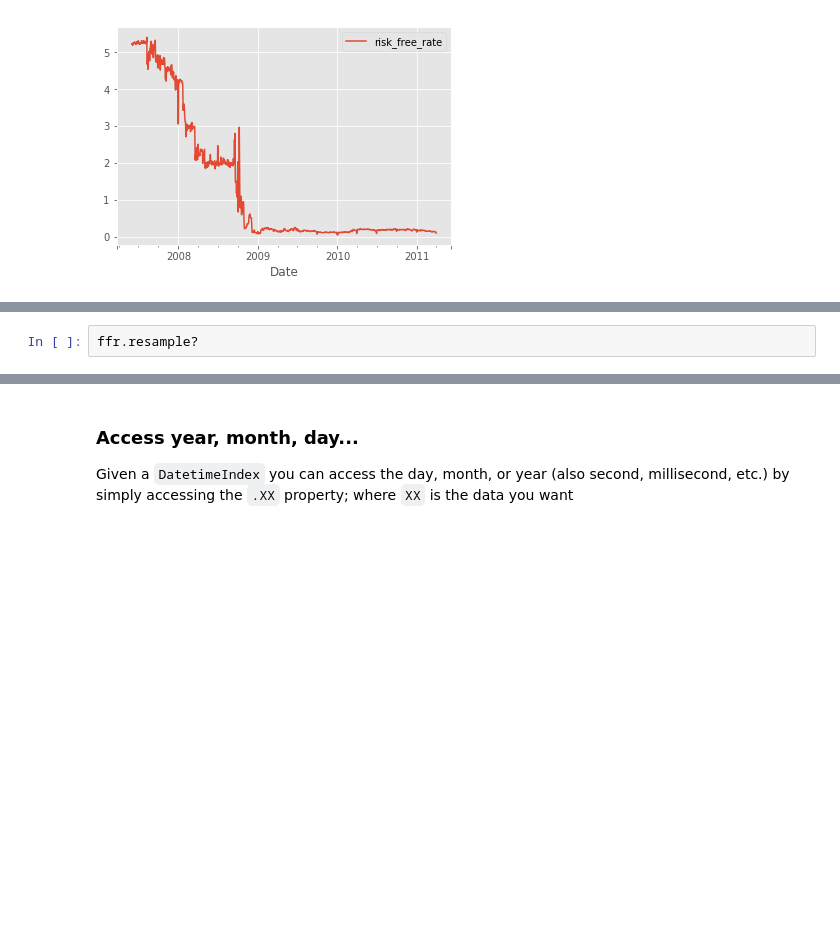
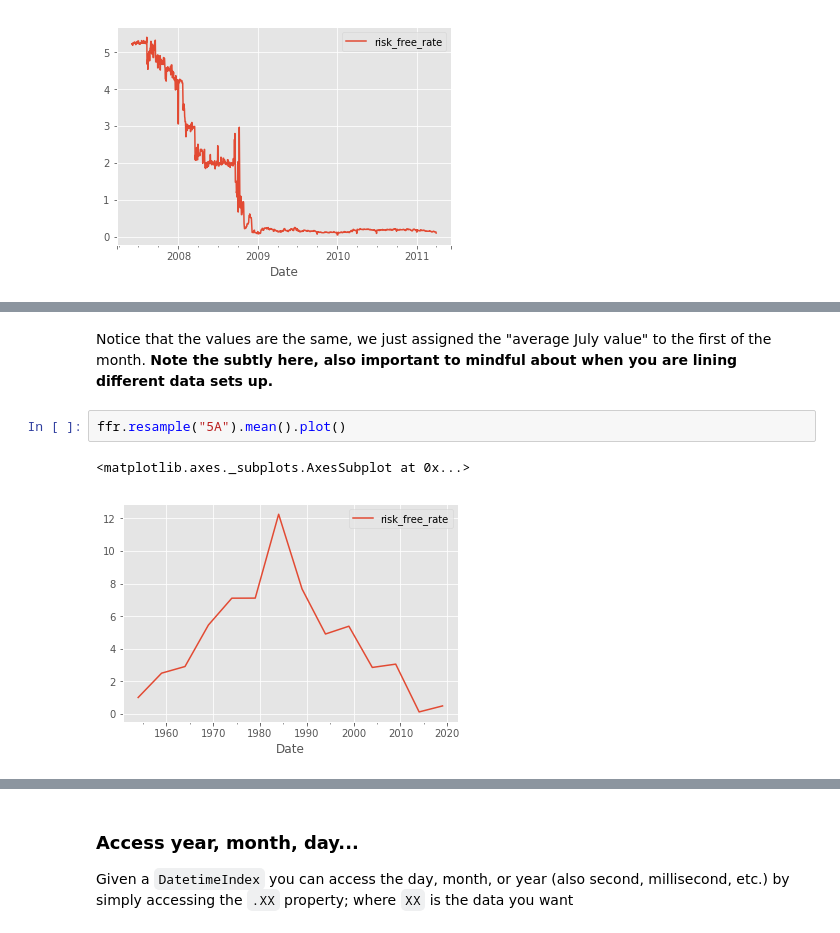
Before and after one commit to mwaugh0328/Data_Bootcamp_Fall_2017, a Jupyter notebook: data_bootcamp_1211/bootcamp_timeseries.ipynb, the cells around one changed output, grey strips where cells are left out. Cells and saved outputs as stored; diff of their text form; blank space fills up the shorter version.

```diff
--- a/data_bootcamp_1211/bootcamp_timeseries.ipynb
+++ b/data_bootcamp_1211/bootcamp_timeseries.ipynb
@@ -385,2 +431,7 @@ index dtype:  datetime64[ns]
+# %% [markdown]
+Notice that the values are the same, we just assigned the "average July value" to the first of the month. **Note the subtly here, also important to mindful about when you are lining different data sets up.**
 # %%
-ffr.resample?
+ffr.resample("5A").mean().plot()
+# %% [output]
+<matplotlib.axes._subplots.AxesSubplot at 0x...>
+[figure, added]
```
Also changed, not shown: parts of 83 cells of this notebook.
